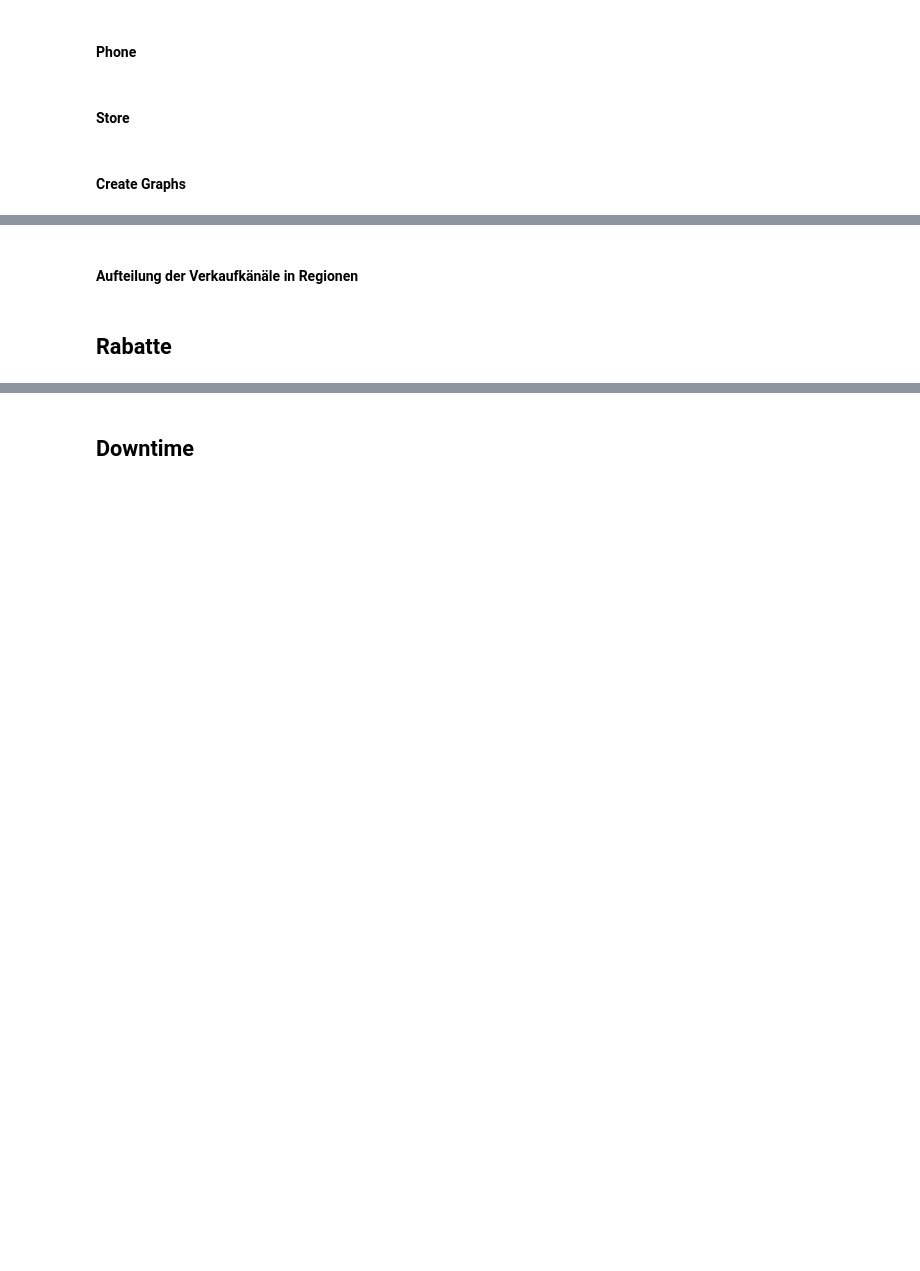
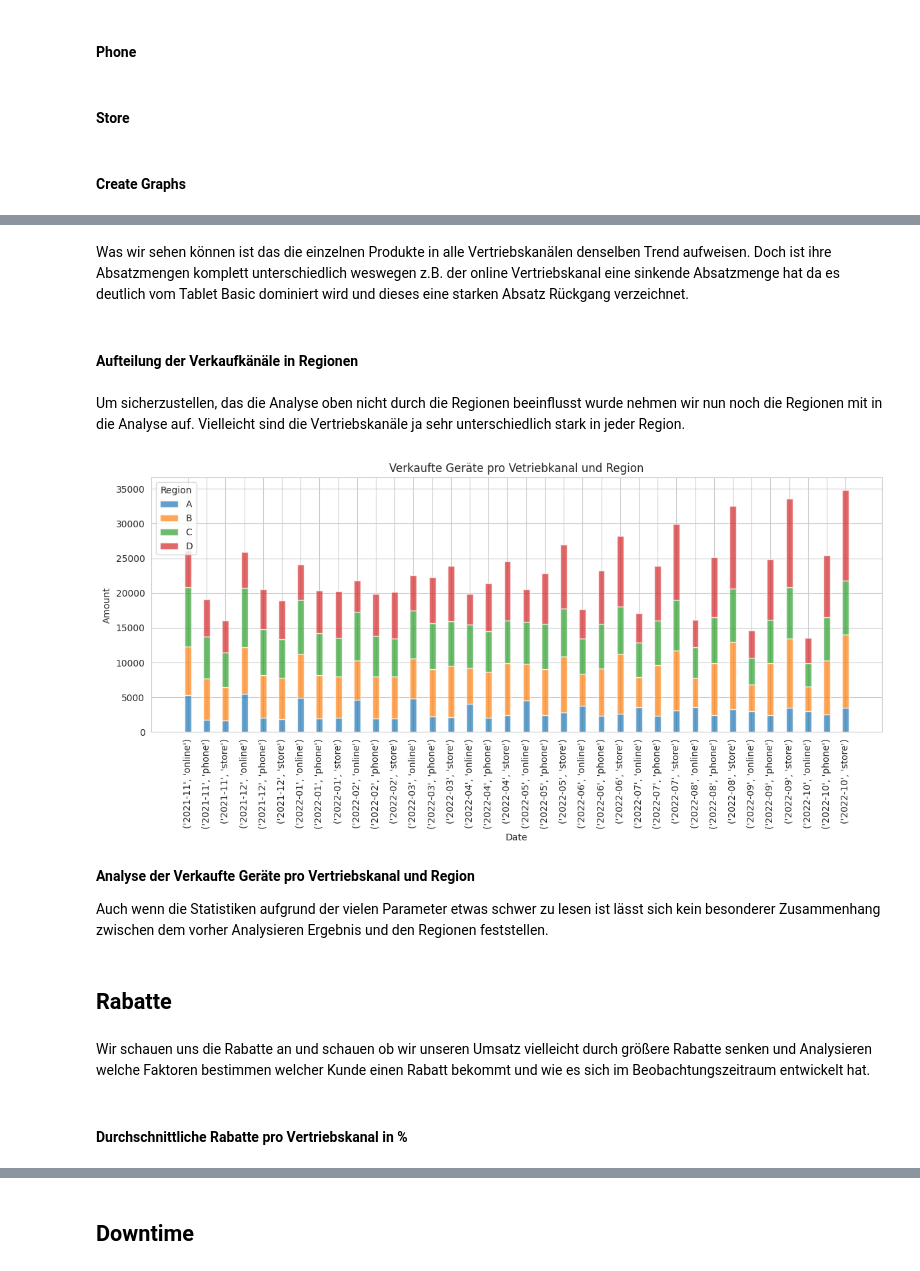
Before and after one commit to AliBenBali/TabletGmbHProjekt, a Jupyter notebook: Fallstudie_Novakovic_Elbers_Cicek_Barberi.ipynb, the cells around one changed output, grey strips where cells are left out. Drawn from its saved outputs; the diff is of its cells as text; code cells hidden in the pictures; blank space fills up the shorter version.

```diff
--- a/Fallstudie_Novakovic_Elbers_Cicek_Barberi.ipynb
+++ b/Fallstudie_Novakovic_Elbers_Cicek_Barberi.ipynb
@@ -778,5 +1087,9 @@ plt.show()
+# %% [markdown]
+Was wir sehen können ist das die einzelnen Produkte in alle Vertriebskanälen denselben Trend aufweisen. Doch ist ihre Absatzmengen komplett unterschiedlich weswegen z.B. der online Vertriebskanal eine sinkende Absatzmenge hat da es deutlich vom Tablet Basic dominiert wird und dieses eine starken Absatz Rückgang verzeichnet.
 # %% [markdown]
 #### Aufteilung der Verkaufkänäle in Regionen
+# %% [markdown]
+Um sicherzustellen, das die Analyse oben nicht durch die Regionen beeinflusst wurde nehmen wir nun noch die Regionen mit in die Analyse auf. Vielleicht sind die Vertriebskanäle ja sehr unterschiedlich stark in jeder Region.
 # %%
 # Annahme: Ihre DataFrame 'df_sales' enthält Spalten 'date', 'region', 'amount'
 
@@ -790,36 +1103,46 @@ grouped_data = df_sales.groupby(['month_year', 'channel', 'region'])['amount'].s
 plt.figure(figsize=(12, 6))
 
 # Create the x-axis values for each date
 x_labels = grouped_data.index
 x = np.arange(len(x_labels))
 
 # Define the width for each bar
 bar_width = 0.35
 
 # Create the stacked bar plots for each region
 bottom = np.zeros(len(x_labels))
 regions = grouped_data.columns
 
 for region in regions:
     plt.bar(x, grouped_data[region], width=bar_width, label=region, alpha=0.7, bottom=bottom)
     bottom += grouped_data[region]
 
 # Enhance the plot with titles and labels
-plt.title('Verkaufte Geräte pro Vetriebkanal und Region')
+plt.title('Verkaufte Geräte pro Vertriebskanal und Region')
 plt.xlabel('Date')
 plt.ylabel('Amount')
 
 # Set x-axis ticks and labels
 plt.xticks(x, x_labels, rotation=90)
 
 # Add legend
 plt.legend(loc='upper left', title='Region')
 
 # Show the plot
 plt.tight_layout()
 plt.show()
+# %% [output]
+[figure, added]
+# %% [markdown]
+**Analyse der Verkaufte Geräte pro Vertriebskanal und Region**
+
+Auch wenn die Statistiken aufgrund der vielen Parameter etwas schwer zu lesen ist lässt sich kein besonderer Zusammenhang zwischen dem vorher Analysieren Ergebnis und den Regionen feststellen.
 # %% [markdown]
 ## Rabatte
+# %% [markdown]
+Wir schauen uns die Rabatte an und schauen ob wir unseren Umsatz vielleicht durch größere Rabatte senken und Analysieren welche Faktoren bestimmen welcher Kunde einen Rabatt bekommt und wie es sich im Beobachtungszeitraum entwickelt hat.
+# %% [markdown]
+#### Durchschnittliche Rabatte pro Vertriebskanal in %
 # %%
 # Group by month and count sales
 df_discounts_monthly = df_sales.groupby(df_sales['date'].dt.to_period('M'))['discount'].mean().reset_index()
```
Also changed, not shown: parts of 51 cells of this notebook.
